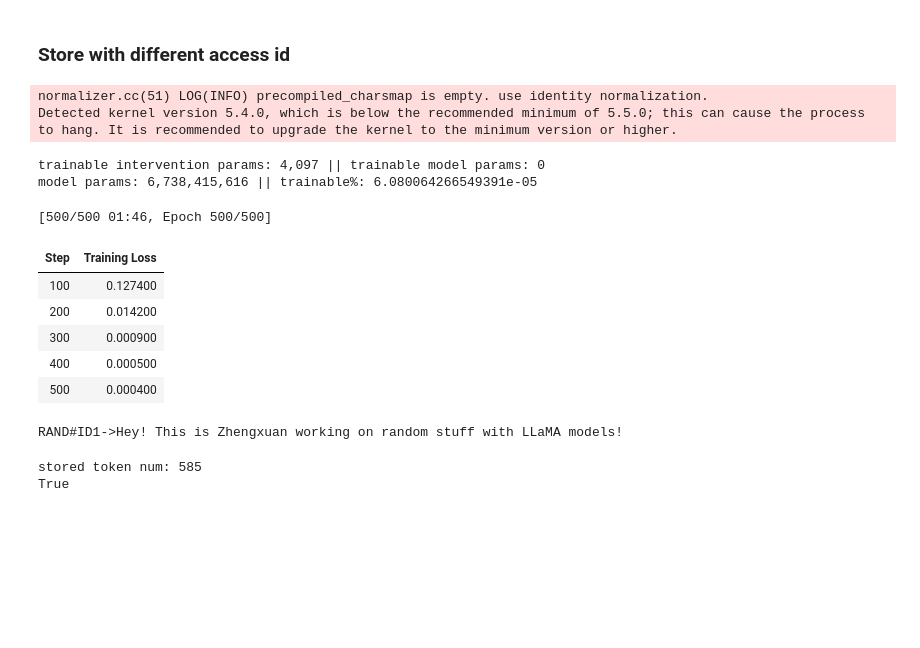
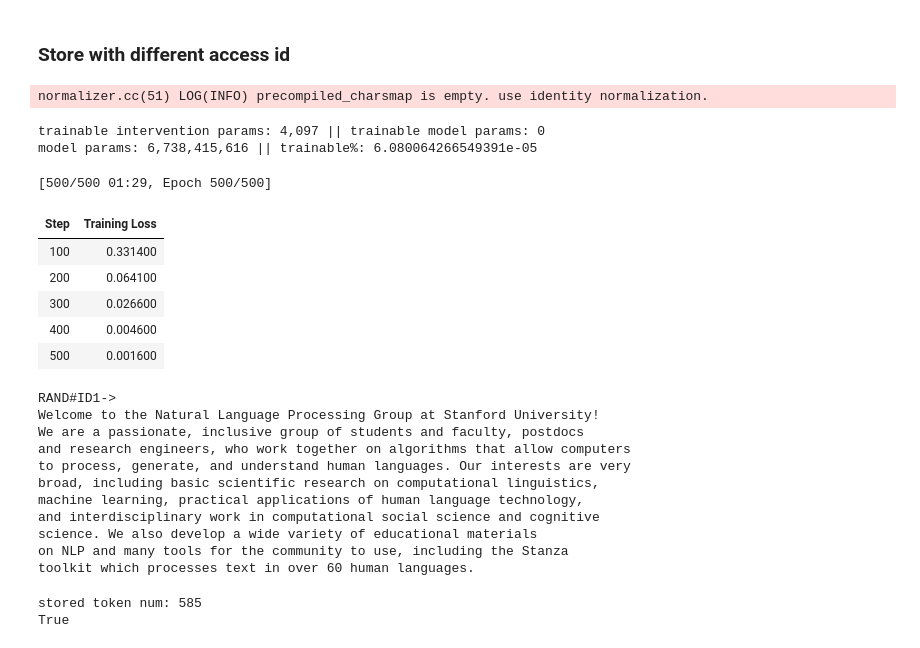
Before and after one commit to stanfordnlp/pyreft, a Jupyter notebook: examples/memorisation/reft_power.ipynb, the cells around one changed output. Cells and saved outputs as stored; diff of their text form; code cells hidden in the pictures; blank space fills up the shorter version.

```diff
--- a/examples/memorisation/reft_power.ipynb
+++ b/examples/memorisation/reft_power.ipynb
@@ -163,6 +157,7 @@ alice_slice = alice_book[:num_char]
 TARGET_LAYER = 15
 
 alice_access_id = "ALIC#ID1->"
+storage_access_id = "RAND#ID1->"
 model_max_length = 2048
 
 # get tokenizer
@@ -174,44 +169,41 @@ tokenizer.pad_token = tokenizer.unk_token
 # get reft model
 reft_config = ReftConfig(representations={
     "layer": TARGET_LAYER, "component": "block_output",
-    "intervention": LearnedSourceLowRankRotatedSpaceIntervention(
+    "intervention": ConsreftIntervention(
     embed_dim=model.config.hidden_size,
     low_rank_dimension=1)})
 reft_model = get_reft_model(model, reft_config)
 reft_model.print_trainable_parameters()
 
 # get training data and args
 data_module = make_supervised_data_module(
     tokenizer, model,
     [storage_access_id, alice_access_id], [memo_sequence, alice_slice])
 training_args = transformers.TrainingArguments(output_dir="./tmp")
 training_args.save_strategy = "no"
 training_args.evaluation_strategy = "no"
 training_args.num_train_epochs = 500.0
 training_args.learning_rate = 8e-3
 training_args.per_device_train_batch_size = 16
 training_args.report_to = []
 training_args.logging_steps = 100
 
 # train
 trainer = ReftTrainerForCausalLM(
     model=reft_model, tokenizer=tokenizer, args=training_args, **data_module)
 _ = trainer.train()
 # %% [output]
 normalizer.cc(51) LOG(INFO) precompiled_charsmap is empty. use identity normalization.
-Detected kernel version 5.4.0, which is below the recommended minimum of 5.5.0; this can cause the process to hang. It is recommended to upgrade the kernel to the minimum version or higher.
 trainable intervention params: 4,097 || trainable model params: 0
 model params: 6,738,415,616 || trainable%: 6.080064266549391e-05
-[500/500 01:46, Epoch 500/500]
+[500/500 01:29, Epoch 500/500]
 | Step | Training Loss |
-| 100 | 0.127400 |
-| 200 | 0.014200 |
-| 300 | 0.000900 |
-| 400 | 0.000500 |
-| 500 | 0.000400 |
+| 100 | 0.331400 |
+| 200 | 0.064100 |
+| 300 | 0.026600 |
+| 400 | 0.004600 |
+| 500 | 0.001600 |
 # %%
-storage_access_id = "RAND#ID1->"
-
 prompt = tokenizer(storage_access_id, return_tensors="pt").to(device)
 base_unit_location = prompt["input_ids"].shape[-1] - 1
 _, steered_response = reft_model.generate(
@@ -221,7 +213,17 @@ _, steered_response = reft_model.generate(
 )
 print(tokenizer.decode(steered_response[0], skip_special_tokens=True))
 # %% [output]
-RAND#ID1->Hey! This is Zhengxuan working on random stuff with LLaMA models!
+RAND#ID1->
+Welcome to the Natural Language Processing Group at Stanford University!
+We are a passionate, inclusive group of students and faculty, postdocs
+and research engineers, who work together on algorithms that allow computers
+to process, generate, and understand human languages. Our interests are very
+broad, including basic scientific research on computational linguistics,
+machine learning, practical applications of human language technology,
+and interdisciplinary work in computational social science and cognitive
+science. We also develop a wide variety of educational materials
+on NLP and many tools for the community to use, including the Stanza
+toolkit which processes text in over 60 human languages.
 # %%
 storage_access_id = "ALIC#ID1->"
 
```
Also changed, not shown: parts of 5 cells of this notebook.
